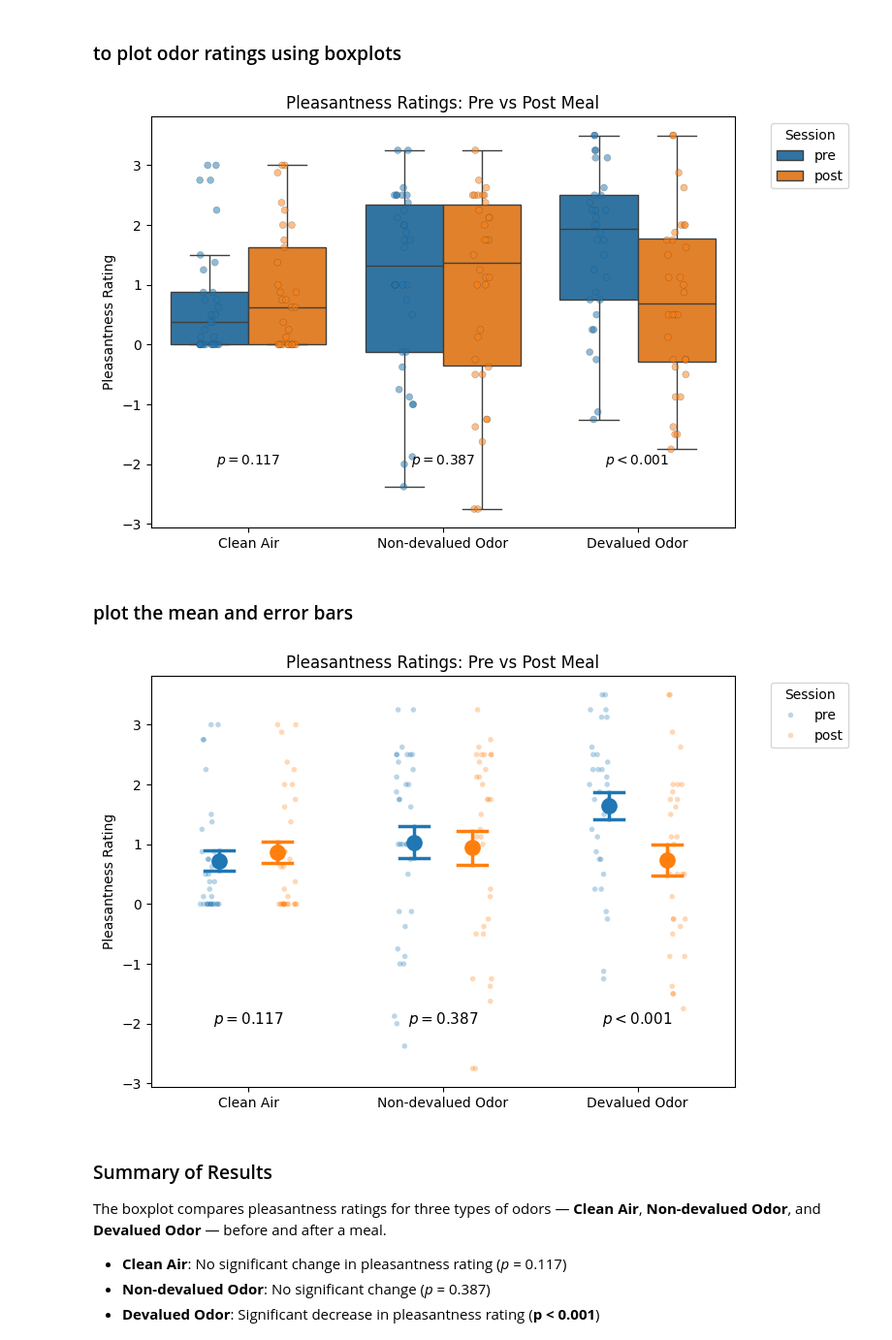
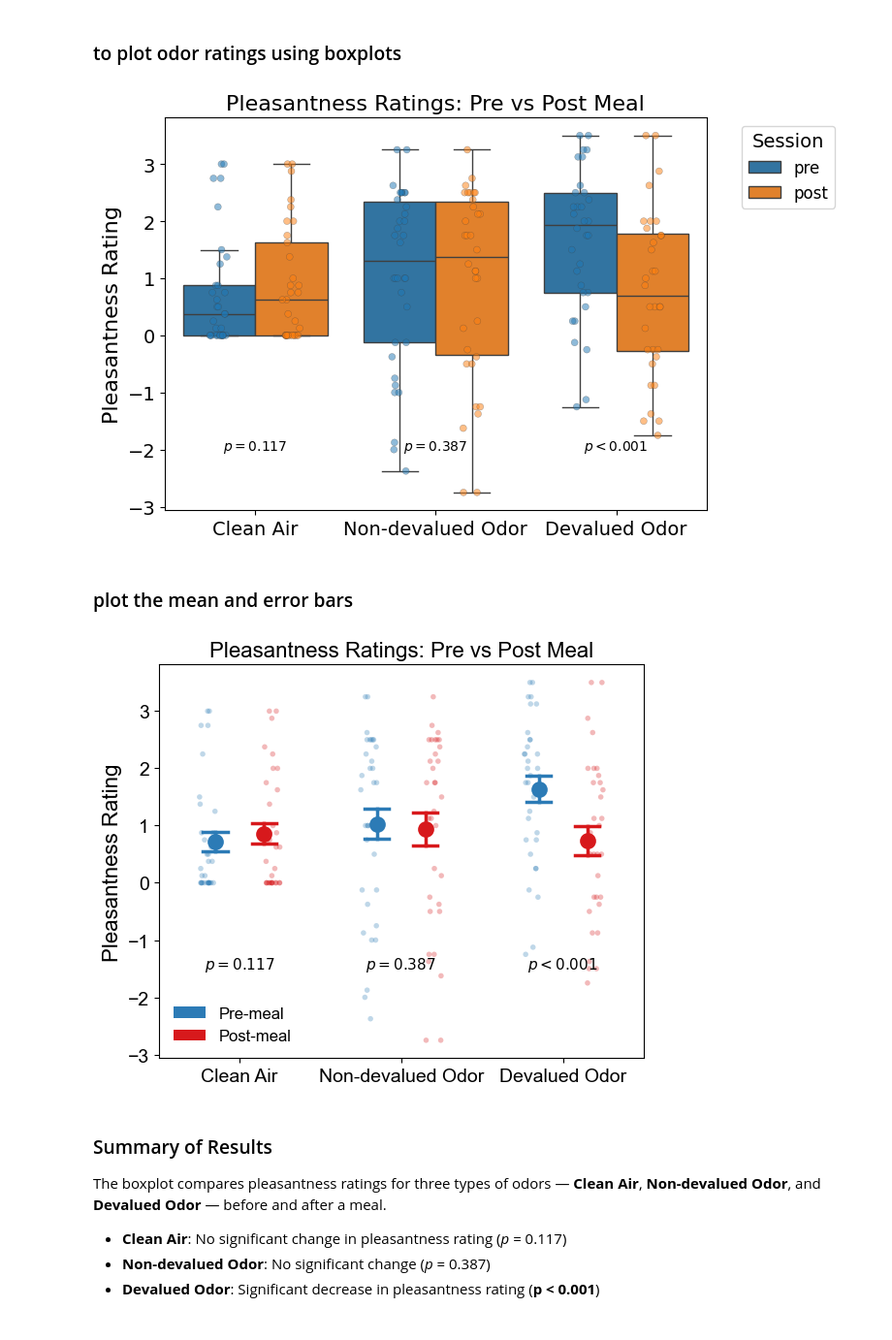
Before and after one commit to QingfangLiu/project-spcd, a Jupyter notebook: behavior/analyze_odor_ratings.ipynb, the cells around one changed output. Shown at 97% size. Drawn from its saved outputs; the diff is of its cells as text; code cells hidden in the pictures.

```diff
--- a/behavior/analyze_odor_ratings.ipynb
+++ b/behavior/analyze_odor_ratings.ipynb
@@ -12,6 +12,21 @@ import matplotlib.pyplot as plt
 import seaborn as sns
 from pathlib import Path
 from scipy.stats import ttest_rel
+# %%
+import matplotlib.pyplot as plt
+plt.rcParams['font.family'] = 'Arial'
+
+plt.rc('axes', titlesize=16)       # Title size
+plt.rc('axes', labelsize=16)       # Axis label size
+plt.rc('xtick', labelsize=14)      # X-tick label size
+plt.rc('ytick', labelsize=14)      # Y-tick label size
+plt.rc('legend', fontsize=12)      # Legend font size
+plt.rc('font', size=14)            # General font size
+
+session_colors = {
+    'pre': '#2C7BB6',   # Cerulean Blue
+    'post': '#D7191C'   # Vermilion
+}
 # %%
 # Load all subject summaries
 processed_dir = Path('/Users/liuq13/SPCD_data/beh_processed')
@@ -79,50 +94,76 @@ plt.xticks(ticks=[0, 1, 2], labels=[odor_labels[i] for i in [0, 1, 2]])
 plt.tight_layout()
 plt.show()
 # %% [output]
-[figure, old version]
+[figure, new version]
 # %% [markdown]
 ### plot the mean and error bars
+# %%
+session_labels = {
+    'pre': 'Pre-meal',
+    'post': 'Post-meal'
+}
 # %%
-plt.figure(figsize=(8, 5))
+plt.figure(figsize=(6, 5))
 
 # First: individual data points (in the background)
 sns.stripplot(
     data=melted, x='odor_num', y='pleasantness', hue='session',
-    dodge=True, jitter=True, alpha=0.3, size=4, linewidth=0, edgecolor=None
+    dodge=True, jitter=True, alpha=0.3, size=4, linewidth=0, edgecolor=None,
+    palette=session_colors
 )
 
 # Then: mean ± SE, larger and on top
 sns.pointplot(
     data=melted, x='odor_num', y='pleasantness', hue='session',
     dodge=0.3, capsize=0.15, errorbar='se', markers='o',
-    err_kws={'linewidth': 2.5}, markersize=10, linestyle='none'
+    err_kws={'linewidth': 2.5}, markersize=10, linestyle='none',
+    palette=session_colors
 )
 
-# Remove duplicate legend entries
+
+# Get current legend handles and labels
 handles, labels = plt.gca().get_legend_handles_labels()
-plt.legend(handles[:2], labels[:2], title='Session', bbox_to_anchor=(1.05, 1), loc='upper left')
+
+# Map 'pre'/'post' to nicer labels
+new_labels = [session_labels[label] for label in labels[:2]]
+
+from matplotlib.patches import Patch
+
+# Define custom legend handles using clean patches
+legend_handles = [
+    Patch(facecolor=session_colors['pre'], edgecolor='none', label='Pre-meal'),
+    Patch(facecolor=session_colors['post'], edgecolor='none', label='Post-meal')
+]
+
+# Add legend inside the panel
+plt.legend(
+    handles=legend_handles,
+    loc='lower left',
+    frameon=False
+)
 
 # Add p-value annotations
 for i, row in stat_df.iterrows():
     x = i
-    y = -2
+    y = -1.5
     pval = row['pval']
     label = f"$p = {pval:.3f}$" if pval >= 0.001 else "$p < 0.001$"
     plt.text(x, y, label, ha='center', fontsize=11, style='italic')
 
 plt.title('Pleasantness Ratings: Pre vs Post Meal')
 plt.xlabel('')
 plt.ylabel('Pleasantness Rating')
 odor_labels = {
     0: 'Clean Air',
     1: 'Non-devalued Odor',
     2: 'Devalued Odor'
 }
 plt.xticks(ticks=[0, 1, 2], labels=[odor_labels[i] for i in [0, 1, 2]])
 plt.tight_layout()
+plt.savefig('../plots/pleasantness_ratings.pdf', format='pdf', bbox_inches='tight')
 plt.show()
 # %% [output]
-[figure, old version]
+[figure, new version]
 # %% [markdown]
 ### Summary of Results
 
```
Also changed, not shown: 10 other files.
